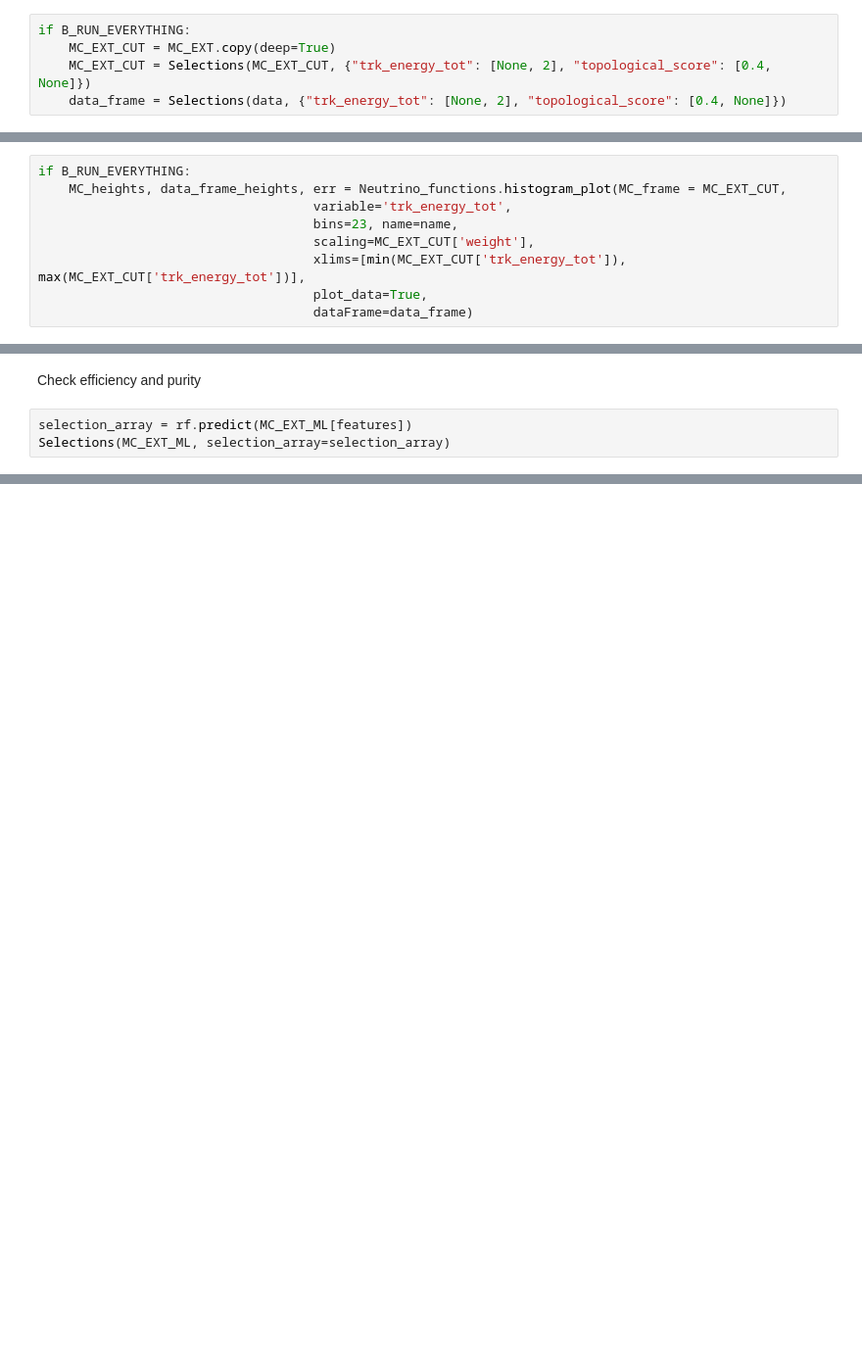
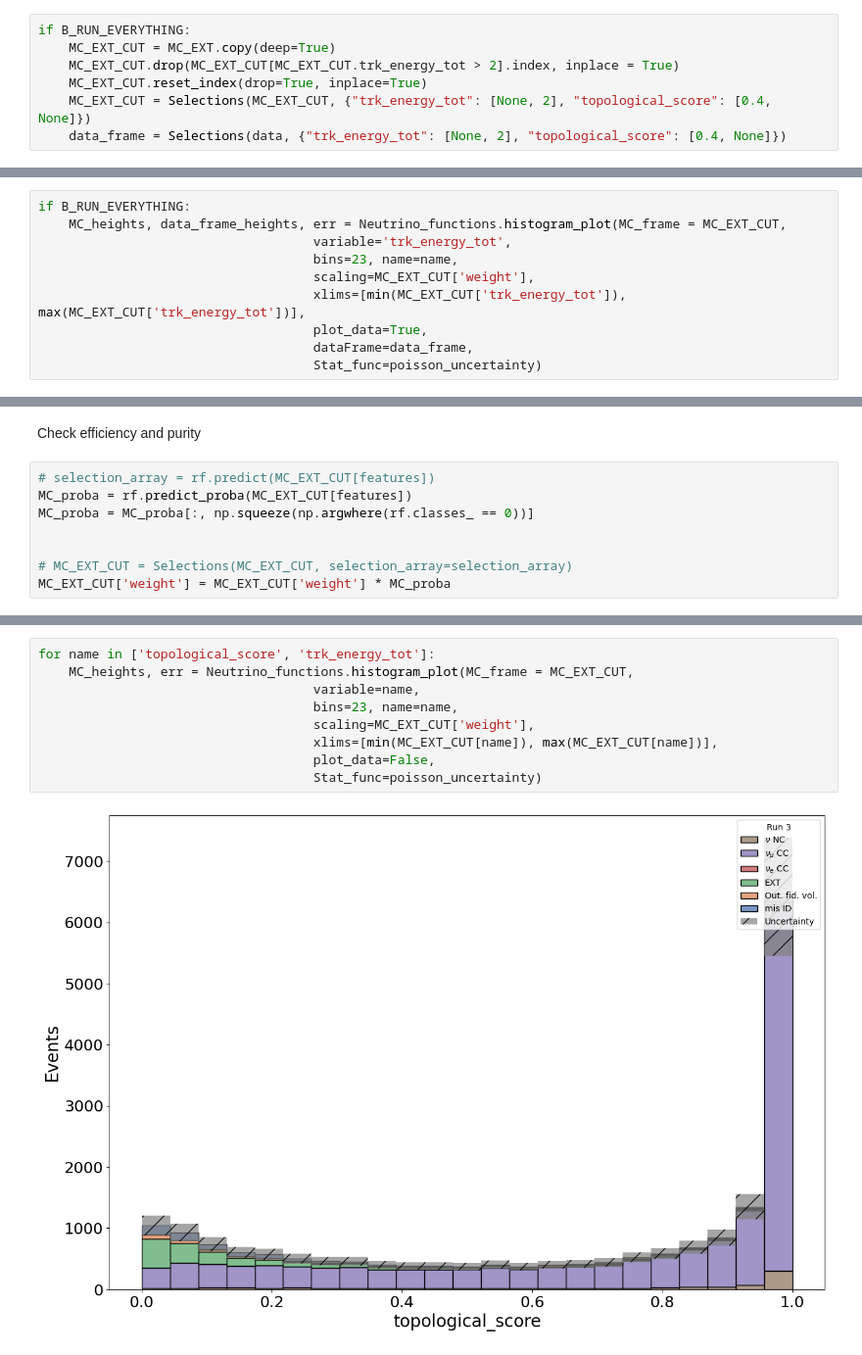
Before and after one commit to fredrikshaw/UOMLabs, a Jupyter notebook: MainAnalysis_template.ipynb, the cells around one changed output, grey strips where cells are left out. Shown: that part at 98% size. Drawn from its saved outputs; the diff is of its cells as text; blank space fills up the shorter version.

```diff
--- a/MainAnalysis_template.ipynb
+++ b/MainAnalysis_template.ipynb
@@ -361,6 +372,8 @@ def Selections(frame, cuts = {}, selection_array = None, return_params = False):
 # %%
 if B_RUN_EVERYTHING:
     MC_EXT_CUT = MC_EXT.copy(deep=True)
+    MC_EXT_CUT.drop(MC_EXT_CUT[MC_EXT_CUT.trk_energy_tot > 2].index, inplace = True)
+    MC_EXT_CUT.reset_index(drop=True, inplace=True)
     MC_EXT_CUT = Selections(MC_EXT_CUT, {"trk_energy_tot": [None, 2], "topological_score": [0.4, None]})
     data_frame = Selections(data, {"trk_energy_tot": [None, 2], "topological_score": [0.4, None]})
 # %%
@@ -421,7 +442,8 @@ if B_RUN_EVERYTHING:
                                     scaling=MC_EXT_CUT['weight'],
                                     xlims=[min(MC_EXT_CUT['trk_energy_tot']), max(MC_EXT_CUT['trk_energy_tot'])],
                                     plot_data=True,
-                                    dataFrame=data_frame)
+                                    dataFrame=data_frame,
+                                    Stat_func=poisson_uncertainty)
 # %% [markdown]
 # Exercise 10: Oscillation and fitting
 # %% [markdown]
@@ -860,5 +896,10 @@ plt.show()
 # %% [markdown]
 Check efficiency and purity
 # %%
-selection_array = rf.predict(MC_EXT_ML[features])
-Selections(MC_EXT_ML, selection_array=selection_array)
+# selection_array = rf.predict(MC_EXT_CUT[features])
+MC_proba = rf.predict_proba(MC_EXT_CUT[features])
+MC_proba = MC_proba[:, np.squeeze(np.argwhere(rf.classes_ == 0))]
+
+
+# MC_EXT_CUT = Selections(MC_EXT_CUT, selection_array=selection_array)
+MC_EXT_CUT['weight'] = MC_EXT_CUT['weight'] * MC_proba
@@ -880,0 +906,11 @@ Total purity: - 0.830964744465701
+# %%
+for name in ['topological_score', 'trk_energy_tot']:
+    MC_heights, err = Neutrino_functions.histogram_plot(MC_frame = MC_EXT_CUT,
+                                    variable=name,
+                                    bins=23, name=name,
+                                    scaling=MC_EXT_CUT['weight'],
+                                    xlims=[min(MC_EXT_CUT[name]), max(MC_EXT_CUT[name])],
+                                    plot_data=False,
+                                    Stat_func=poisson_uncertainty)
+# %% [output]
+[figure, added]
```
Also changed, not shown: parts of 30 cells of this notebook, 1 other file.
